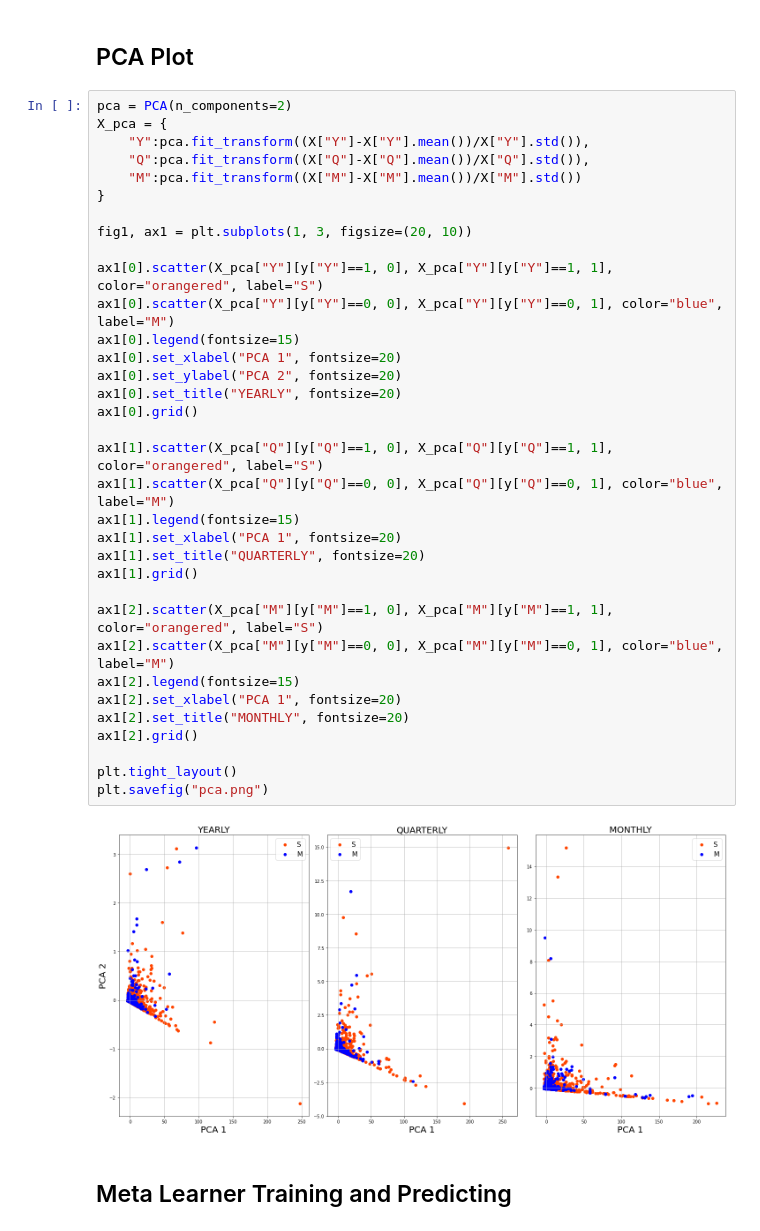
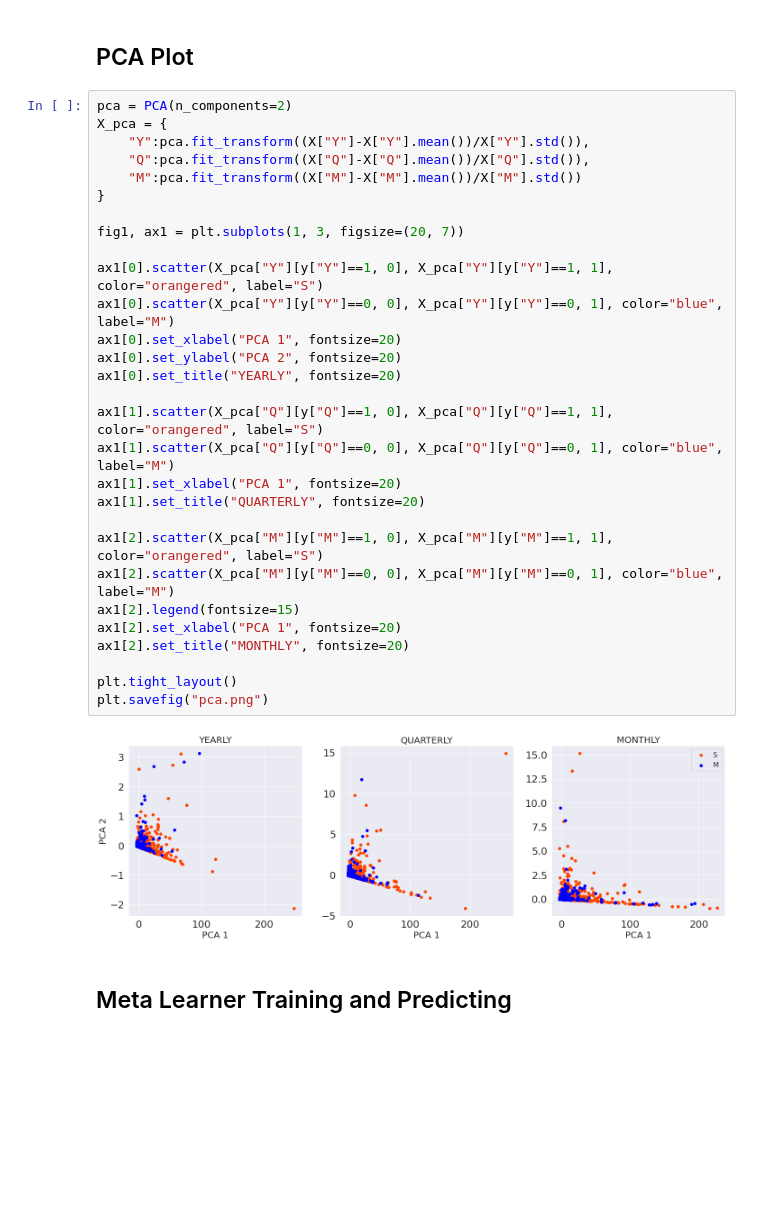
Before and after one commit to GDalforno/M4-Meta-Analysis, a Jupyter notebook: Meta Learning/Data Analysis.ipynb, the cells around one changed output. Saved outputs shown, nothing was run; the diff lists cells and outputs as text; blank space fills up the shorter version.

```diff
--- a/Meta Learning/Data Analysis.ipynb
+++ b/Meta Learning/Data Analysis.ipynb
@@ -230,39 +230,34 @@ y = {
 # %%
 pca = PCA(n_components=2)
 X_pca = {
     "Y":pca.fit_transform((X["Y"]-X["Y"].mean())/X["Y"].std()),
     "Q":pca.fit_transform((X["Q"]-X["Q"].mean())/X["Q"].std()),
     "M":pca.fit_transform((X["M"]-X["M"].mean())/X["M"].std())
 }
 
-fig1, ax1 = plt.subplots(1, 3, figsize=(20, 10))
+fig1, ax1 = plt.subplots(1, 3, figsize=(20, 7))
 
 ax1[0].scatter(X_pca["Y"][y["Y"]==1, 0], X_pca["Y"][y["Y"]==1, 1], color="orangered", label="S")
 ax1[0].scatter(X_pca["Y"][y["Y"]==0, 0], X_pca["Y"][y["Y"]==0, 1], color="blue", label="M")
-ax1[0].legend(fontsize=15)
 ax1[0].set_xlabel("PCA 1", fontsize=20)
 ax1[0].set_ylabel("PCA 2", fontsize=20)
 ax1[0].set_title("YEARLY", fontsize=20)
-ax1[0].grid()
 
 ax1[1].scatter(X_pca["Q"][y["Q"]==1, 0], X_pca["Q"][y["Q"]==1, 1], color="orangered", label="S")
 ax1[1].scatter(X_pca["Q"][y["Q"]==0, 0], X_pca["Q"][y["Q"]==0, 1], color="blue", label="M")
-ax1[1].legend(fontsize=15)
 ax1[1].set_xlabel("PCA 1", fontsize=20)
 ax1[1].set_title("QUARTERLY", fontsize=20)
-ax1[1].grid()
 
 ax1[2].scatter(X_pca["M"][y["M"]==1, 0], X_pca["M"][y["M"]==1, 1], color="orangered", label="S")
 ax1[2].scatter(X_pca["M"][y["M"]==0, 0], X_pca["M"][y["M"]==0, 1], color="blue", label="M")
 ax1[2].legend(fontsize=15)
 ax1[2].set_xlabel("PCA 1", fontsize=20)
 ax1[2].set_title("MONTHLY", fontsize=20)
-ax1[2].grid()
 
 plt.tight_layout()
 plt.savefig("pca.png")
 # %% [output]
-[figure, old version]
+[figure, new version]
 # %% [markdown]
 ## Meta Learner Training and Predicting
 # %%
```
Also changed, not shown: parts of 3 cells of this notebook, 4 other files.
